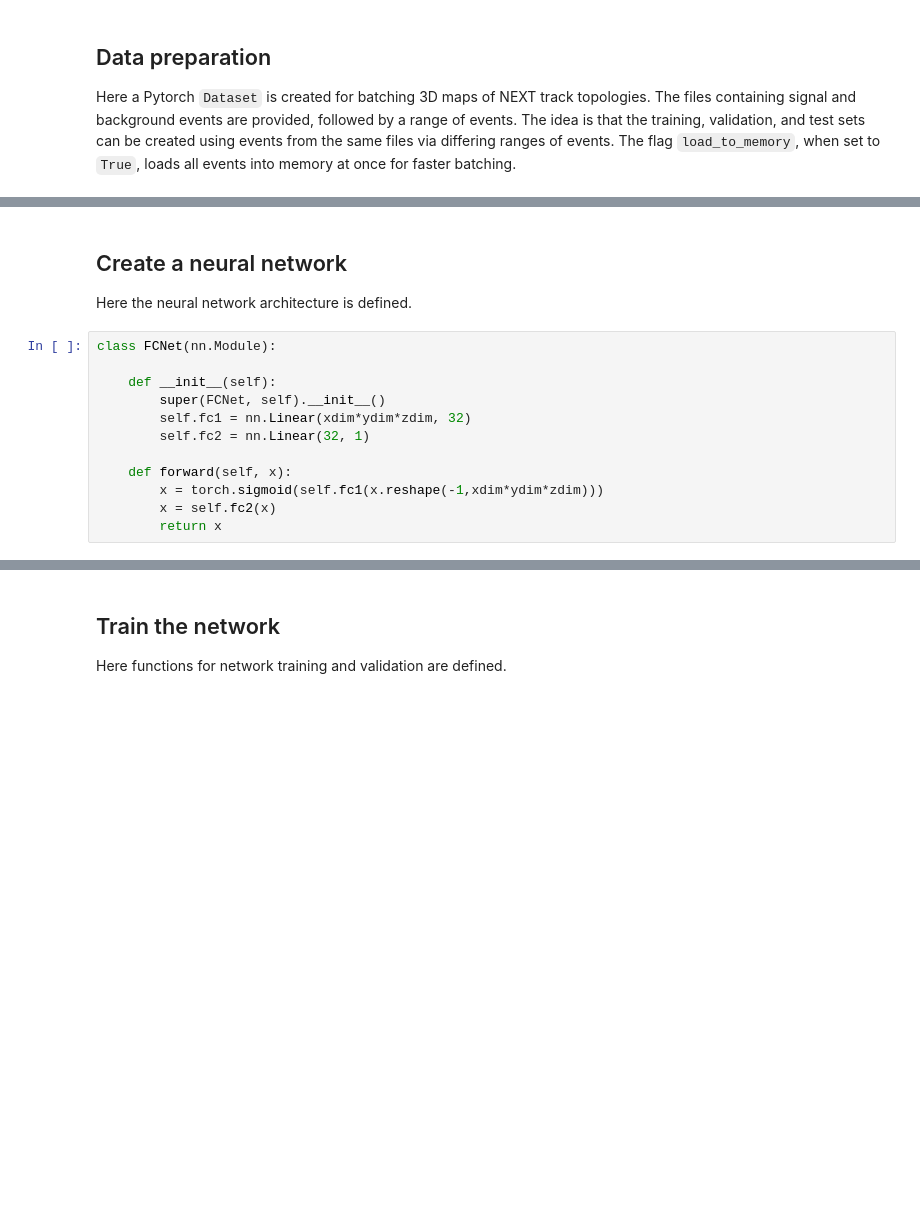
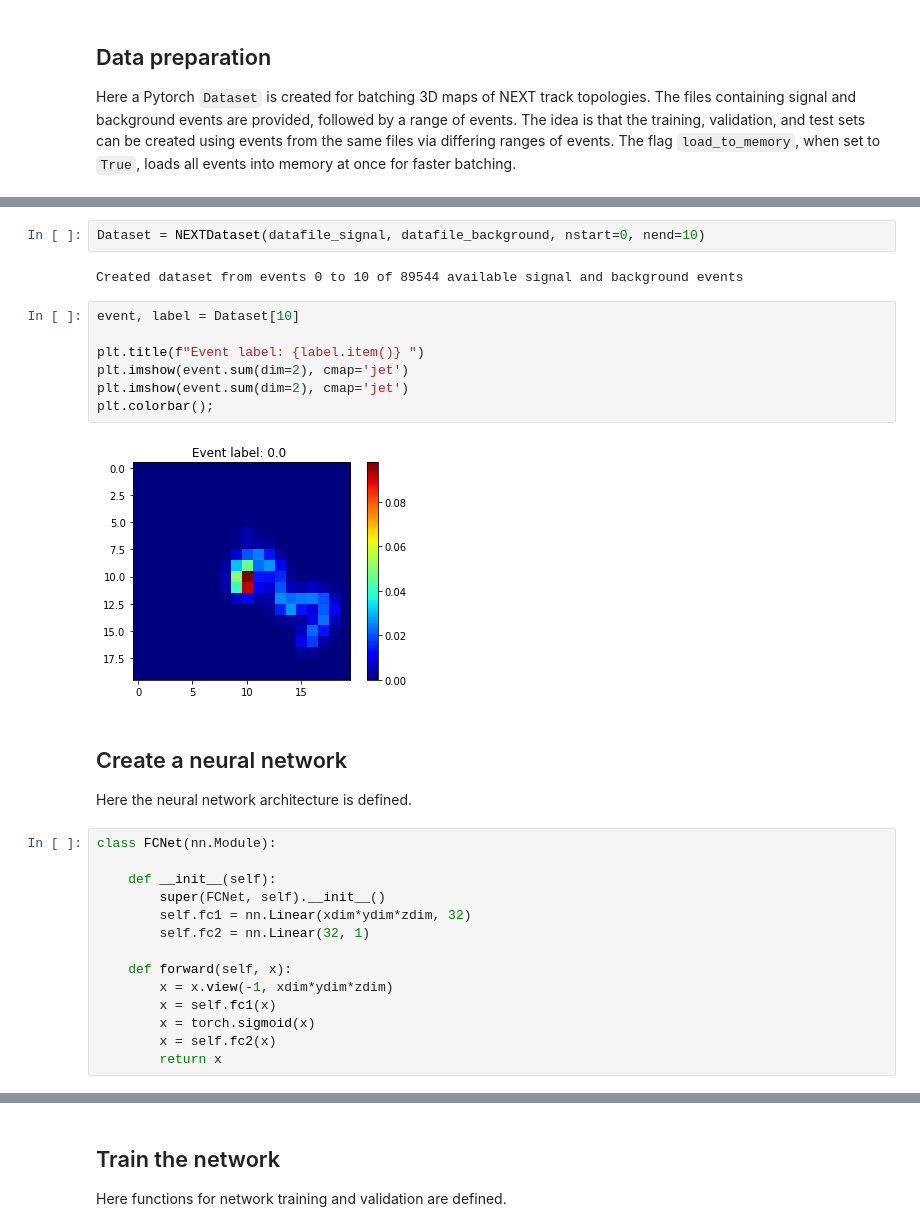
Before and after one commit to jerenner/uscnncourse, a Jupyter notebook: next/NEXT_classification.ipynb, the cells around one changed output, grey strips where cells are left out. Saved outputs shown, nothing was run; the diff lists cells and outputs as text; blank space fills up the shorter version.

```diff
--- a/next/NEXT_classification.ipynb
+++ b/next/NEXT_classification.ipynb
@@ -134,3 +136,16 @@ class NEXTDataset(Dataset):
+# %%
+Dataset = NEXTDataset(datafile_signal, datafile_background, nstart=0, nend=10)
+# %% [output]
+Created dataset from events 0 to 10 of 89544 available signal and background events
+# %%
+event, label = Dataset[10]
+
+plt.title(f"Event label: {label.item()} ")
+plt.imshow(event.sum(dim=2), cmap='jet')
+plt.imshow(event.sum(dim=2), cmap='jet')
+plt.colorbar();
+# %% [output]
+[figure, added]
 # %% [markdown]
 ## Create a neural network
 Here the neural network architecture is defined.
@@ -143,6 +158,8 @@ class FCNet(nn.Module):
         self.fc2 = nn.Linear(32, 1)
 
     def forward(self, x):
-        x = torch.sigmoid(self.fc1(x.reshape(-1,xdim*ydim*zdim)))
+        x = x.view(-1, xdim*ydim*zdim)
+        x = self.fc1(x)
+        x = torch.sigmoid(x)
         x = self.fc2(x)
         return x
```
Also changed, not shown: parts of 11 cells of this notebook.
